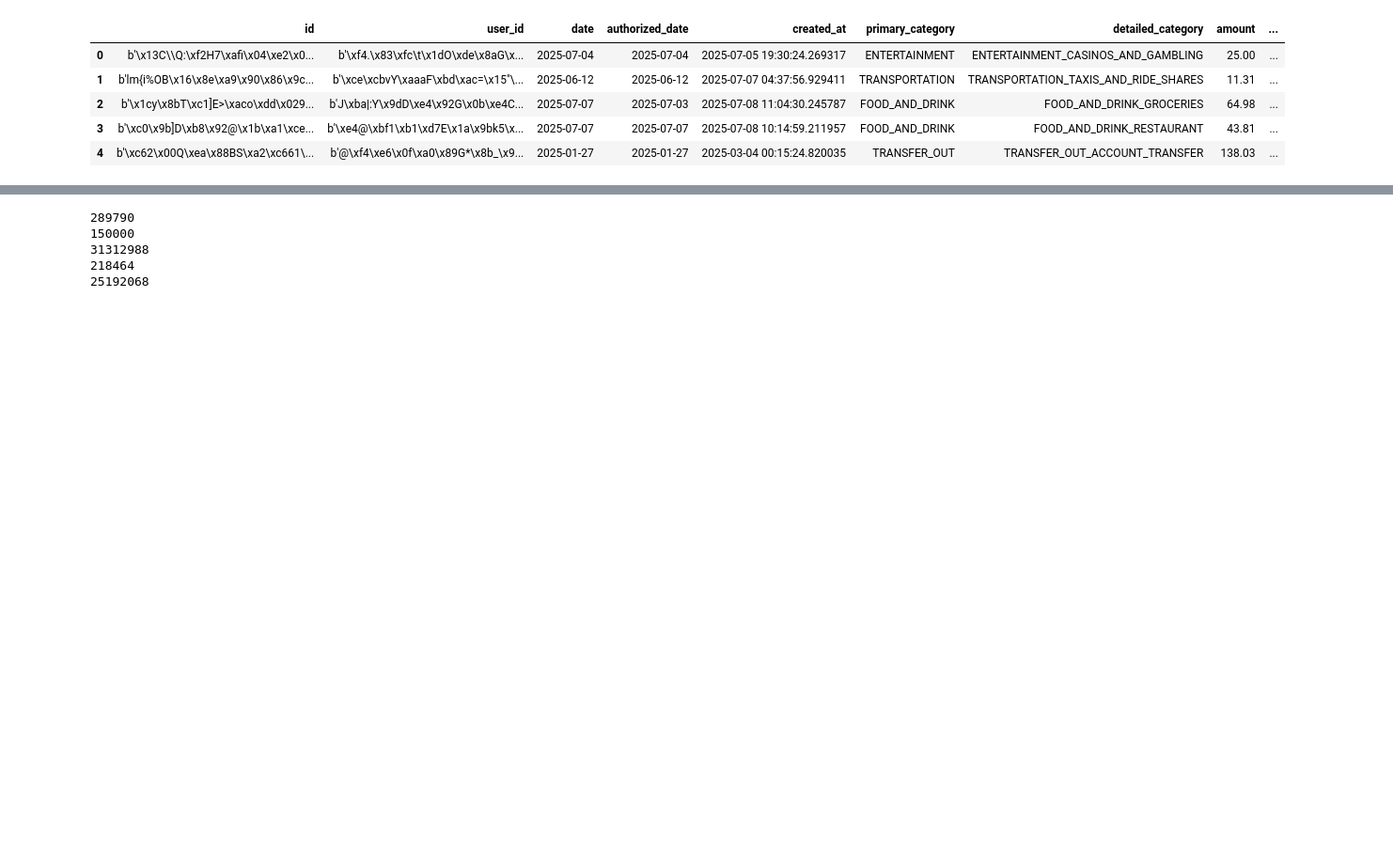
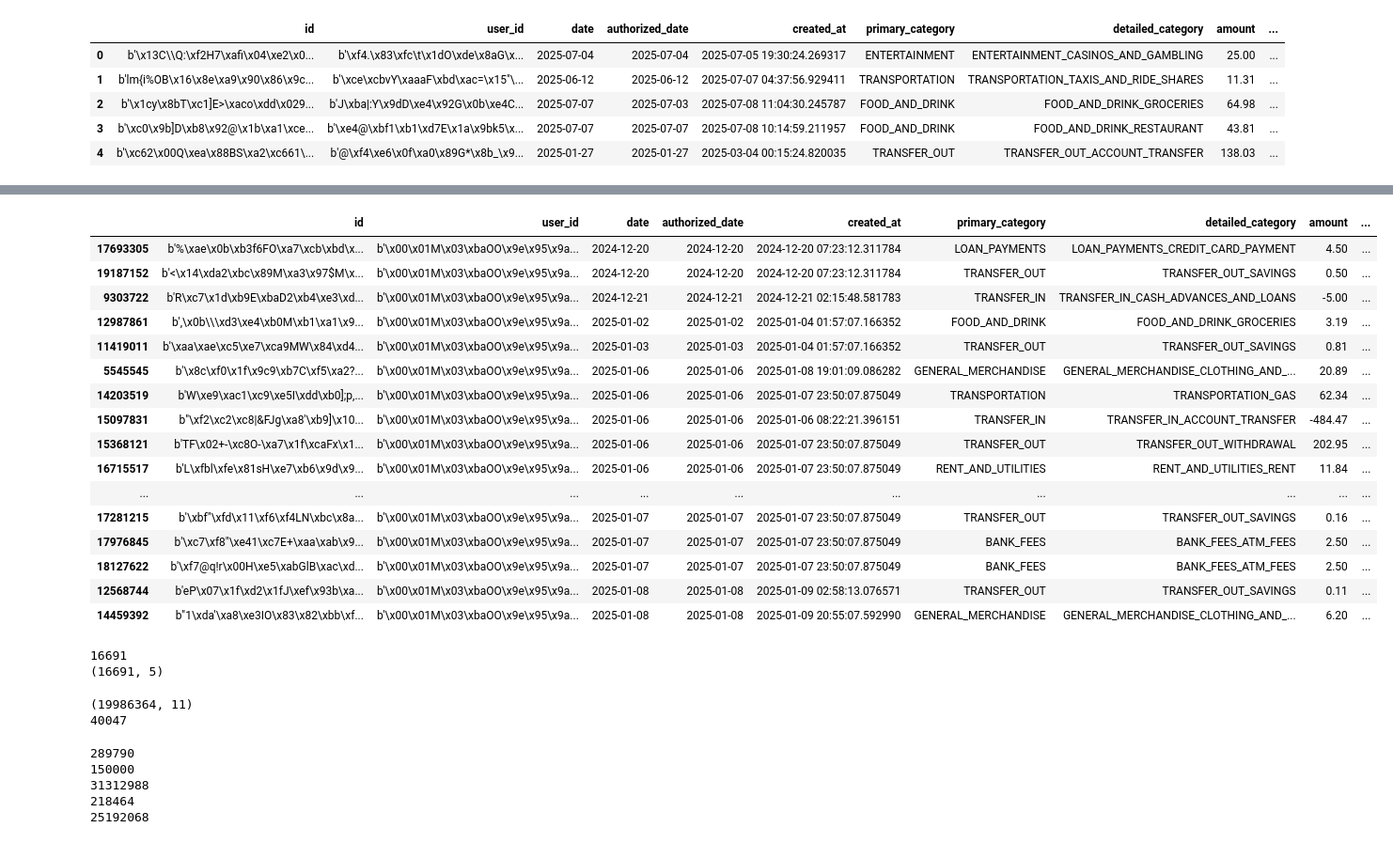
Before and after one commit to andrewcxjin/atm-applied-data-challenge, a Jupyter notebook: eda.ipynb, the cells around one changed output, grey strips where cells are left out. Shown at 94% size. Saved outputs shown, nothing was run; the diff lists cells and outputs as text; code cells hidden in the pictures; blank space fills up the shorter version.

Commit message:
integrated new data and fixed flow metrics code

```diff
--- a/eda.ipynb
+++ b/eda.ipynb
@@ -64,3 +64,7 @@ transactions_df.head()
 | 2 | b'\x1cy\x8bT\xc1]E>\xaco\xdd\x029... | b'J\xba|:Y\x9dD\xe4\x92G\x0b\xe4C... | 2025-07-07 | 2025-07-03 | 2025-07-08 11:04:30.245787 | FOOD_AND_DRINK | FOOD_AND_DRINK_GROCERIES | 64.98 | ... |
 | 3 | b'\xc0\x9b]D\xb8\x92@\x1b\xa1\xce... | b'\xe4@\xbf1\xb1\xd7E\x1a\x9bk5\x... | 2025-07-07 | 2025-07-07 | 2025-07-08 10:14:59.211957 | FOOD_AND_DRINK | FOOD_AND_DRINK_RESTAURANT | 43.81 | ... |
 | 4 | b'\xc62\x00Q\xea\x88BS\xa2\xc661\... | b'@\xf4\xe6\x0f\xa0\x89G*\x8b_\x9... | 2025-01-27 | 2025-01-27 | 2025-03-04 00:15:24.820035 | TRANSFER_OUT | TRANSFER_OUT_ACCOUNT_TRANSFER | 138.03 | ... |
+# %%
+transactions2 = pq.read_table('data/transactions_sample_2.parquet')
+transactions2_df = transactions2.to_pandas()
+transactions2_df.head()
@@ -66,0 +78,4 @@ transactions_df.head()
+# %%
+transactions3 = pq.read_table('data/transactions_sample_3.parquet')
+transactions3_df = transactions3.to_pandas()
+transactions3_df.head()
@@ -66,0 +89,4 @@ transactions_df.head()
+# %%
+transactions4 = pq.read_table('data/transactions_sample_4.parquet')
+transactions4_df = transactions4.to_pandas()
+transactions4_df.head()
@@ -66,0 +100,3 @@ transactions_df.head()
+# %%
+transactions_all = pd.concat([transactions_df, transactions2_df, transactions3_df, transactions4_df], ignore_index=True)
+transactions_all_sorted = transactions_all.sort_values(['user_id', 'date'])
@@ -66,0 +110,40 @@ transactions_df.head()
+# %%
+transactions_all_sorted.head(20)
+# %% [output]
+|  | id | user_id | date | authorized_date | created_at | primary_category | detailed_category | amount | ... |
+| 17693305 | b'%\xae\x0b\xb3f6FO\xa7\xcb\xbd\x... | b'\x00\x01M\x03\xbaOO\x9e\x95\x9a... | 2024-12-20 | 2024-12-20 | 2024-12-20 07:23:12.311784 | LOAN_PAYMENTS | LOAN_PAYMENTS_CREDIT_CARD_PAYMENT | 4.50 | ... |
+| 19187152 | b'<\x14\xda2\xbc\x89M\xa3\x97$M\x... | b'\x00\x01M\x03\xbaOO\x9e\x95\x9a... | 2024-12-20 | 2024-12-20 | 2024-12-20 07:23:12.311784 | TRANSFER_OUT | TRANSFER_OUT_SAVINGS | 0.50 | ... |
+| 9303722 | b'R\xc7\x1d\xb9E\xbaD2\xb4\xe3\xd... | b'\x00\x01M\x03\xbaOO\x9e\x95\x9a... | 2024-12-21 | 2024-12-21 | 2024-12-21 02:15:48.581783 | TRANSFER_IN | TRANSFER_IN_CASH_ADVANCES_AND_LOANS | -5.00 | ... |
+| 12987861 | b',\x0b\\\xd3\xe4\xb0M\xb1\xa1\x9... | b'\x00\x01M\x03\xbaOO\x9e\x95\x9a... | 2025-01-02 | 2025-01-02 | 2025-01-04 01:57:07.166352 | FOOD_AND_DRINK | FOOD_AND_DRINK_GROCERIES | 3.19 | ... |
+| 11419011 | b'\xaa\xae\xc5\xe7\xca9MW\x84\xd4... | b'\x00\x01M\x03\xbaOO\x9e\x95\x9a... | 2025-01-03 | 2025-01-03 | 2025-01-04 01:57:07.166352 | TRANSFER_OUT | TRANSFER_OUT_SAVINGS | 0.81 | ... |
+| 5545545 | b'\x8c\xf0\x1f\x9c9\xb7C\xf5\xa2?... | b'\x00\x01M\x03\xbaOO\x9e\x95\x9a... | 2025-01-06 | 2025-01-06 | 2025-01-08 19:01:09.086282 | GENERAL_MERCHANDISE | GENERAL_MERCHANDISE_CLOTHING_AND_... | 20.89 | ... |
+| 14203519 | b'W\xe9\xac1\xc9\xe5I\xdd\xb0];p,... | b'\x00\x01M\x03\xbaOO\x9e\x95\x9a... | 2025-01-06 | 2025-01-06 | 2025-01-07 23:50:07.875049 | TRANSPORTATION | TRANSPORTATION_GAS | 62.34 | ... |
+| 15097831 | b"\xf2\xc2\xc8|&FJg\xa8'\xb9]\x10... | b'\x00\x01M\x03\xbaOO\x9e\x95\x9a... | 2025-01-06 | 2025-01-06 | 2025-01-06 08:22:21.396151 | TRANSFER_IN | TRANSFER_IN_ACCOUNT_TRANSFER | -484.47 | ... |
+| 15368121 | b'TF\x02+-\xc8O-\xa7\x1f\xcaFx\x1... | b'\x00\x01M\x03\xbaOO\x9e\x95\x9a... | 2025-01-06 | 2025-01-06 | 2025-01-07 23:50:07.875049 | TRANSFER_OUT | TRANSFER_OUT_WITHDRAWAL | 202.95 | ... |
+| 16715517 | b'L\xfbl\xfe\x81sH\xe7\xb6\x9d\x9... | b'\x00\x01M\x03\xbaOO\x9e\x95\x9a... | 2025-01-06 | 2025-01-06 | 2025-01-07 23:50:07.875049 | RENT_AND_UTILITIES | RENT_AND_UTILITIES_RENT | 11.84 | ... |
+| ... | ... | ... | ... | ... | ... | ... | ... | ... | ... |
+| 17281215 | b'\xbf"\xfd\x11\xf6\xf4LN\xbc\x8a... | b'\x00\x01M\x03\xbaOO\x9e\x95\x9a... | 2025-01-07 | 2025-01-07 | 2025-01-07 23:50:07.875049 | TRANSFER_OUT | TRANSFER_OUT_SAVINGS | 0.16 | ... |
+| 17976845 | b'\xc7\xf8"\xe41\xc7E+\xaa\xab\x9... | b'\x00\x01M\x03\xbaOO\x9e\x95\x9a... | 2025-01-07 | 2025-01-07 | 2025-01-07 23:50:07.875049 | BANK_FEES | BANK_FEES_ATM_FEES | 2.50 | ... |
+| 18127622 | b'\xf7@q!r\x00H\xe5\xabGlB\xac\xd... | b'\x00\x01M\x03\xbaOO\x9e\x95\x9a... | 2025-01-07 | 2025-01-07 | 2025-01-07 23:50:07.875049 | BANK_FEES | BANK_FEES_ATM_FEES | 2.50 | ... |
+| 12568744 | b'eP\x07\x1f\xd2\x1fJ\xef\x93b\xa... | b'\x00\x01M\x03\xbaOO\x9e\x95\x9a... | 2025-01-08 | 2025-01-08 | 2025-01-09 02:58:13.076571 | TRANSFER_OUT | TRANSFER_OUT_SAVINGS | 0.11 | ... |
+| 14459392 | b"1\xda'\xa8\xe3IO\x83\x82\xbb\xf... | b'\x00\x01M\x03\xbaOO\x9e\x95\x9a... | 2025-01-08 | 2025-01-08 | 2025-01-09 20:55:07.592990 | GENERAL_MERCHANDISE | GENERAL_MERCHANDISE_CLOTHING_AND_... | 6.20 | ... |
+# %%
+# Get first advance per user
+
+# Sort advances dataset by user ID and underwritten date (ascending order)
+advances_sorted = advances_df.sort_values(['user_id', 'underwritten_at'])
+
+# Get first record for each user only
+first_advances = advances_sorted.groupby('user_id').first().reset_index()
+first_advances.head(10)
+print(advances_sorted['user_id'].nunique())
+print(first_advances.shape)
+# %% [output]
+16691
+(16691, 5)
+# %%
+print(transactions_all.shape)
+print(transactions_all['user_id'].nunique())
+# %% [output]
+(19986364, 11)
+40047
```
Also changed, not shown: parts of 10 cells of this notebook, 1 other file.
